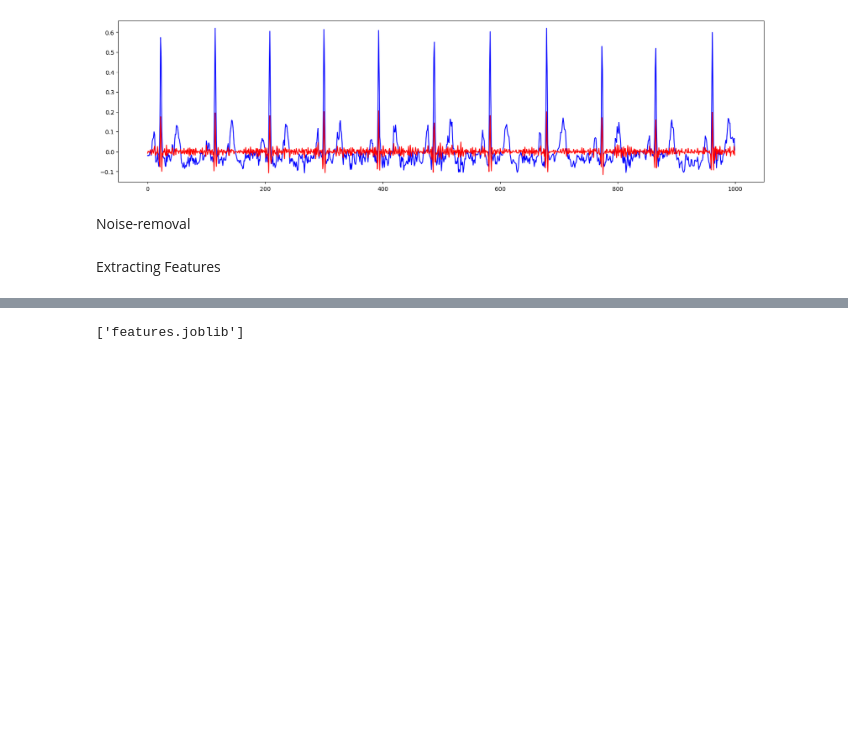
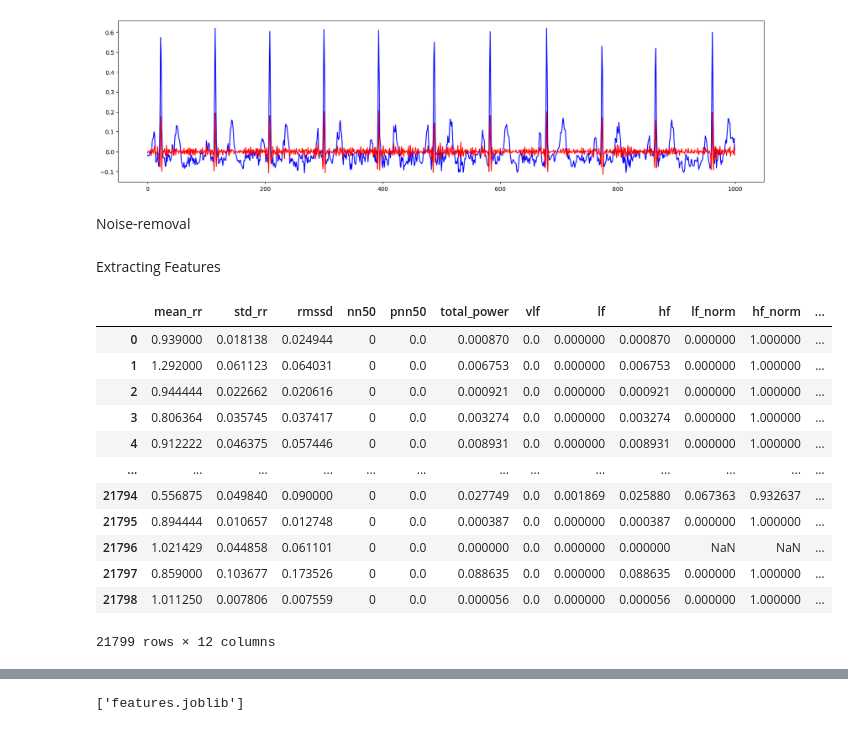
Before and after one commit to donyafiuji/ECG-diagnosis, a Jupyter notebook: main.ipynb, the cells around one changed output, grey strips where cells are left out. Saved outputs shown, nothing was run; the diff lists cells and outputs as text; code cells hidden in the pictures; blank space fills up the shorter version.

```diff
--- a/main.ipynb
+++ b/main.ipynb
@@ -215,47 +211,76 @@ for signal in range(loaded_waveletfiltered_signals.shape[0]):
     R_peaks.append(r_peaks)
     RR_intervals.append(rr_intervals)
 # %%
-reload(FeatureExtraction)
-extractor = FeatureExtraction.QRS()
+"""
+HRV measurements are calculated from the RR intervals of an ECG signal,
+which represent the time between successive R peaks in the QRS complex.
 
-for lead in range(11):
-    extractor.R_peak_detection(loaded_waveletfiltered_signals[0][lead])
+the HR and HRV are unique for an individual,
+but the measurements obtained from different leads may show slight variations
+due to the specific placement and orientation of the electrodes used to capture the signals.
+since the differences of these measuremnets among leads are neglectable,
+only the lead II which is the most commonly used lead, is used for the calculations.
 
 """
-the HR and HRV are unique for an individual,
-but the measurements obtained from different leads may show slight variations
-due to the specific placement and orientation of the electrodes used to capture the signals
 
- """
 """
 the lead commonly used for HRV analysis is Lead II.
  """
 
 """        hrv_features = [
             mean_rr,
             std_rr,
             rmssd,
             nn50,
             pnn50,
             total_power,
             vlf,
             lf,
             hf,
             lf_norm,
             hf_norm,
             lf_hf_ratio,
-            lf_hf_ratio_log,
             total_power_log,
-            lf_hf_ratio_log_norm
         ]
 
         """
+""" the shape is 21799 * 12 """
 
 reload(FeatureExtraction)
 extractor = FeatureExtraction.QRS()
-
 HRV_features = []
 
 for signal in range(loaded_waveletfiltered_signals.shape[0]):
 
-    HRV_features.append(extractor.calculate_hrv_features(RR_intervals[signal][1]))
+    HRV_features.append(extractor.calculate_hrv_features(RR_intervals[signal]))
+
+HRV_features_DF = pd.DataFrame(HRV_features, columns= ["mean_rr",
+            "std_rr",
+            "rmssd",
+            "nn50",
+            "pnn50",
+            "total_power",
+            "vlf",
+            "lf",
+            "hf",
+            "lf_norm",
+            "hf_norm",
+            "lf_hf_ratio",
+            # "total_power_log"
+            ])
+
+HRV_features_DF
+# %% [output]
+|  | mean_rr | std_rr | rmssd | nn50 | pnn50 | total_power | vlf | lf | hf | lf_norm | hf_norm | ... |
+| 0 | 0.939000 | 0.018138 | 0.024944 | 0 | 0.0 | 0.000870 | 0.0 | 0.000000 | 0.000870 | 0.000000 | 1.000000 | ... |
+| 1 | 1.292000 | 0.061123 | 0.064031 | 0 | 0.0 | 0.006753 | 0.0 | 0.000000 | 0.006753 | 0.000000 | 1.000000 | ... |
+| 2 | 0.944444 | 0.022662 | 0.020616 | 0 | 0.0 | 0.000921 | 0.0 | 0.000000 | 0.000921 | 0.000000 | 1.000000 | ... |
+| 3 | 0.806364 | 0.035745 | 0.037417 | 0 | 0.0 | 0.003274 | 0.0 | 0.000000 | 0.003274 | 0.000000 | 1.000000 | ... |
+| 4 | 0.912222 | 0.046375 | 0.057446 | 0 | 0.0 | 0.008931 | 0.0 | 0.000000 | 0.008931 | 0.000000 | 1.000000 | ... |
+| ... | ... | ... | ... | ... | ... | ... | ... | ... | ... | ... | ... | ... |
+| 21794 | 0.556875 | 0.049840 | 0.090000 | 0 | 0.0 | 0.027749 | 0.0 | 0.001869 | 0.025880 | 0.067363 | 0.932637 | ... |
+| 21795 | 0.894444 | 0.010657 | 0.012748 | 0 | 0.0 | 0.000387 | 0.0 | 0.000000 | 0.000387 | 0.000000 | 1.000000 | ... |
+| 21796 | 1.021429 | 0.044858 | 0.061101 | 0 | 0.0 | 0.000000 | 0.0 | 0.000000 | 0.000000 | NaN | NaN | ... |
+| 21797 | 0.859000 | 0.103677 | 0.173526 | 0 | 0.0 | 0.088635 | 0.0 | 0.000000 | 0.088635 | 0.000000 | 1.000000 | ... |
+| 21798 | 1.011250 | 0.007806 | 0.007559 | 0 | 0.0 | 0.000056 | 0.0 | 0.000000 | 0.000056 | 0.000000 | 1.000000 | ... |
+21799 rows × 12 columns
```
Also changed, not shown: parts of 37 cells of this notebook, 4 other files.
